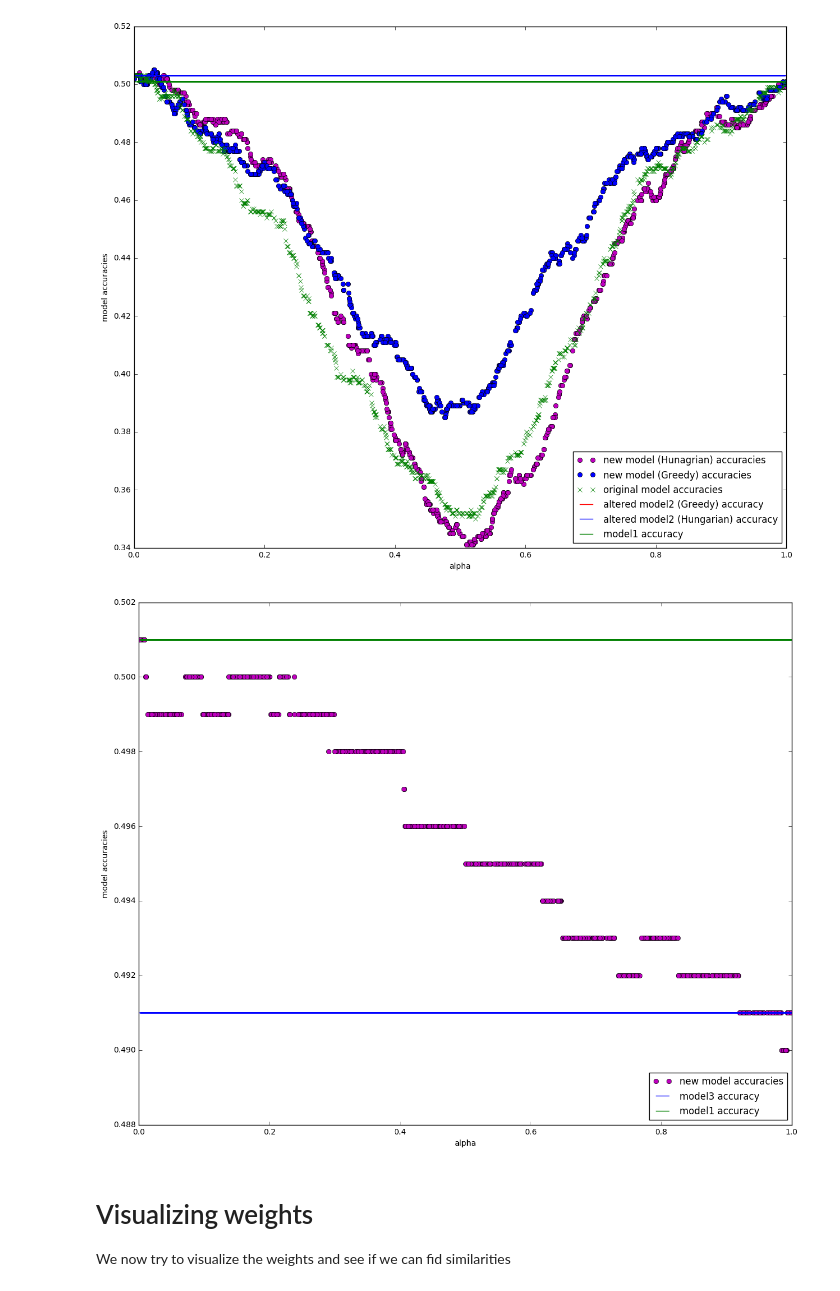
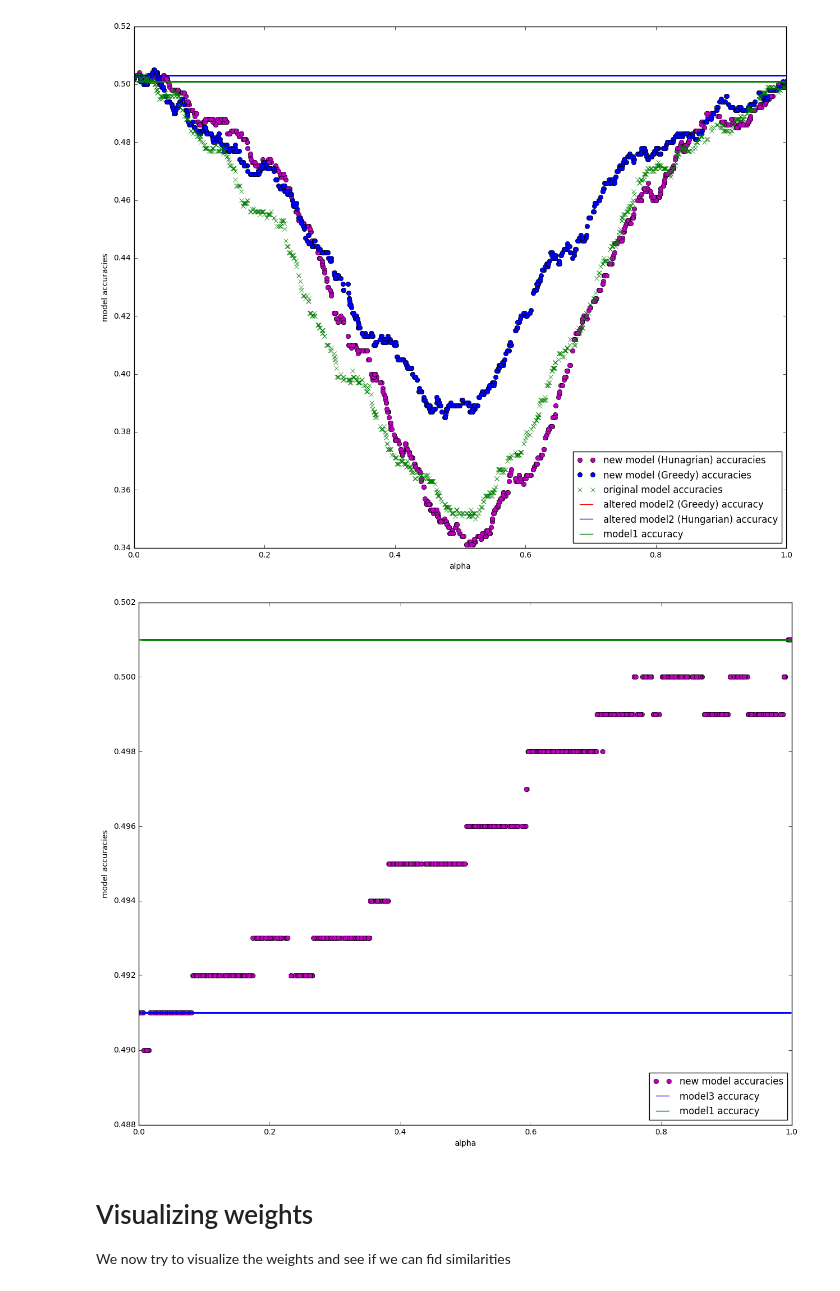
Before and after one commit to LousyLory/Canonical_Nets, a Jupyter notebook: canonical_Nets.ipynb, the cells around one changed output. Drawn from its saved outputs; the diff is of its cells as text; code cells hidden in the pictures.

```diff
--- a/canonical_Nets.ipynb
+++ b/canonical_Nets.ipynb
@@ -485,32 +485,32 @@ plt.show()
 # %%
 model3 = create_model(model1, model2c, 0.95)
 model3_pred = np.argmax(model3.loss(data1['X_val']), axis=1)
 model3_res = (model3_pred == data1['y_val']).mean()
 
 alpha = np.zeros(1000)
 res = np.zeros(1000)
 res2 = np.ones(1000)*model3_res
 res1 = np.ones(1000)*res1
 #res4 = np.ones(1000)*res4
 for i in range(1000):
     alpha[i] = random.random()
-    new_model = create_model(model1, model1, alpha[i])
+    new_model = create_model(model1, model3, alpha[i])
     # test implementation on validation sets
     y_val_pred = np.argmax(new_model.loss(data1['X_val']), axis=1)
     res[i] = (y_val_pred == data1['y_val']).mean()
     #print res[i], alpha[i]
 
 plt.plot(alpha, res, 'mo', label='new model accuracies')
 plt.plot(alpha, res2, '-b', label='model3 accuracy')
 plt.plot(alpha, res1, '-g', label='model1 accuracy')
 plt.xlabel('alpha')
 plt.ylabel('model accuracies')
 plt.legend(loc='lower right')
 plt.gcf().set_size_inches(15, 12)
 plt.savefig('New_model_accuracy_vs_alpha_model3.png', dpi=300)
 plt.show()
 # %% [output]
-[figure, old version]
+[figure, new version]
 # %% [markdown]
 # Visualizing weights
 
```
Also changed, not shown: 1 other file.
